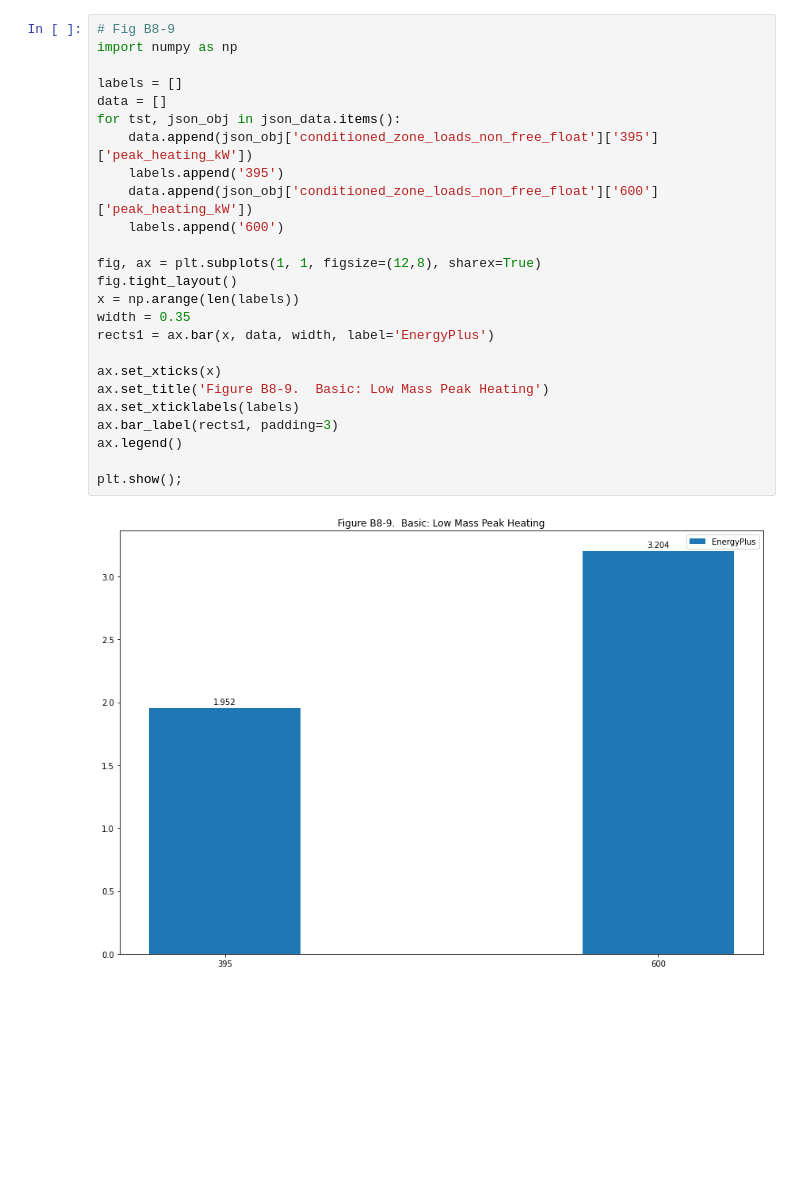
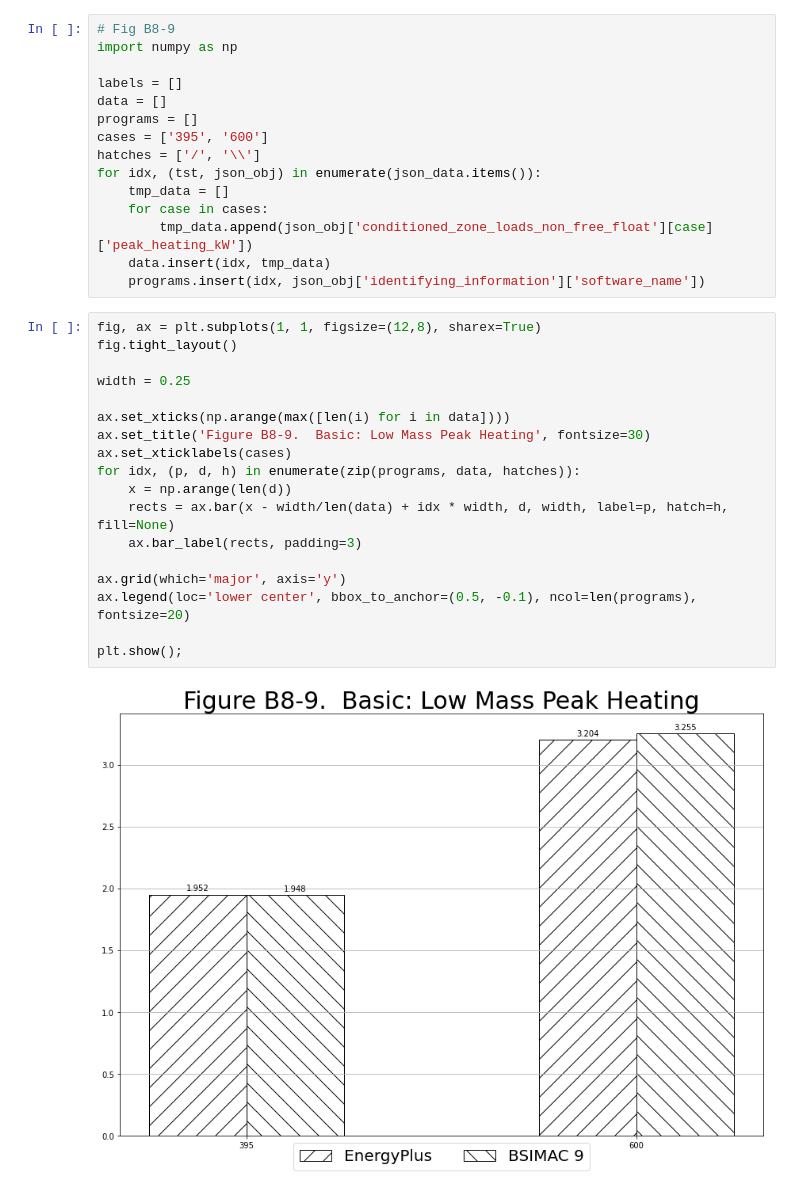
Before and after one commit to JasonGlazer/ashrae-140-automation, a Jupyter notebook: notebooks/RESULTS5-2A.ipynb, the cells around one changed output. Cells and saved outputs as stored; diff of their text form; blank space fills up the shorter version.

Commit message:
processing build out to notebook graphic generation

```diff
--- a/notebooks/RESULTS5-2A.ipynb
+++ b/notebooks/RESULTS5-2A.ipynb
@@ -21,27 +32,35 @@ import seaborn as sns
+# %%
+# Fig B8-9
+import numpy as np
+
+labels = []
+data = []
+programs = []
+cases = ['395', '600']
+hatches = ['/', '\\']
+for idx, (tst, json_obj) in enumerate(json_data.items()):
+    tmp_data = []
+    for case in cases:
+        tmp_data.append(json_obj['conditioned_zone_loads_non_free_float'][case]['peak_heating_kW'])
+    data.insert(idx, tmp_data)
+    programs.insert(idx, json_obj['identifying_information']['software_name'])
 # %%
-# Fig B8-9
-import numpy as np
-
-labels = []
-data = []
-for tst, json_obj in json_data.items():
-    data.append(json_obj['conditioned_zone_loads_non_free_float']['395']['peak_heating_kW'])
-    labels.append('395')
-    data.append(json_obj['conditioned_zone_loads_non_free_float']['600']['peak_heating_kW'])
-    labels.append('600')
-
 fig, ax = plt.subplots(1, 1, figsize=(12,8), sharex=True)
 fig.tight_layout()
-x = np.arange(len(labels))
-width = 0.35
-rects1 = ax.bar(x, data, width, label='EnergyPlus')
 
-ax.set_xticks(x)
-ax.set_title('Figure B8-9.  Basic: Low Mass Peak Heating')
-ax.set_xticklabels(labels)
-ax.bar_label(rects1, padding=3)
-ax.legend()
+width = 0.25
+
+ax.set_xticks(np.arange(max([len(i) for i in data])))
+ax.set_title('Figure B8-9.  Basic: Low Mass Peak Heating', fontsize=30)
+ax.set_xticklabels(cases)
+for idx, (p, d, h) in enumerate(zip(programs, data, hatches)):
+    x = np.arange(len(d))
+    rects = ax.bar(x - width/len(data) + idx * width, d, width, label=p, hatch=h, fill=None)
+    ax.bar_label(rects, padding=3)
+
+ax.grid(which='major', axis='y')
+ax.legend(loc='lower center', bbox_to_anchor=(0.5, -0.1), ncol=len(programs), fontsize=20)
 
 plt.show();
 # %% [output]
-[figure, old version]
+[figure, new version]
```
Also changed, not shown: parts of 5 cells of this notebook, 13 other files.
